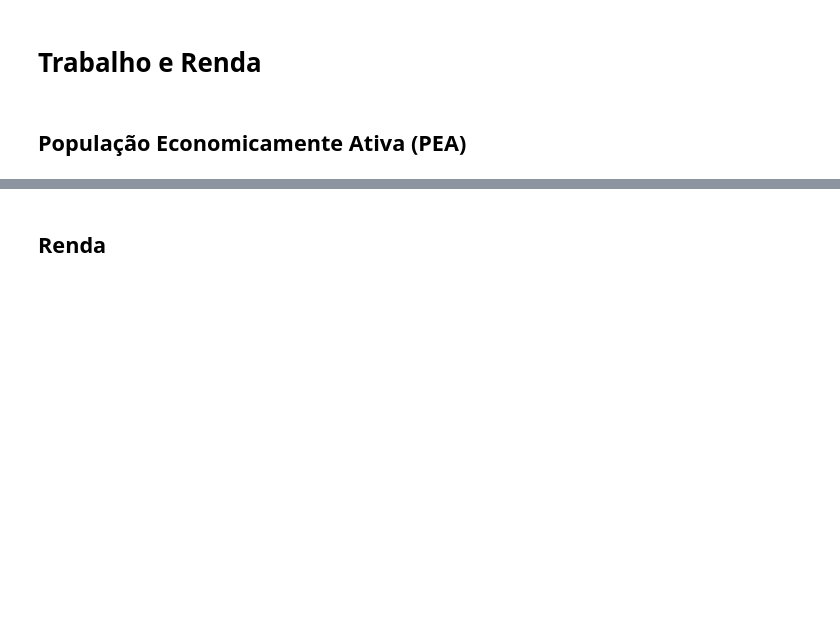
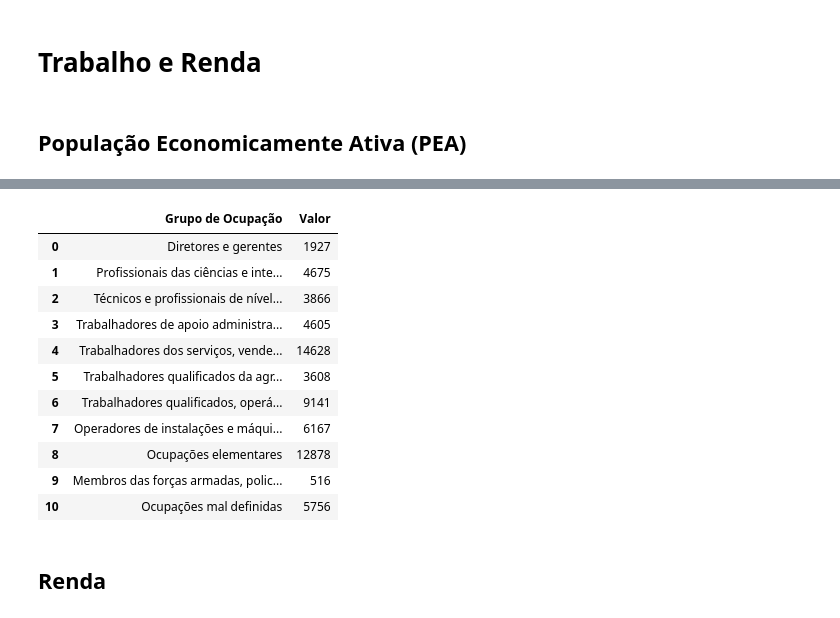
Before and after one commit to LuanLindolfo/tcc, a Jupyter notebook: tcc_censo_2022.ipynb, the cells around one changed output, grey strips where cells are left out. Cells and saved outputs as stored; diff of their text form; code cells hidden in the pictures; blank space fills up the shorter version.

```diff
--- a/tcc_censo_2022.ipynb
+++ b/tcc_censo_2022.ipynb
@@ -304,3 +541,51 @@ profissao
+# %%
+profissao = pd.read_excel('/content/drive/MyDrive/censo_castanhal/profissões.xlsx')
+
+import pandas as pd
+
+df = pd.read_excel('/content/drive/MyDrive/censo_castanhal/profissões.xlsx', header=None)
+
+try:
+    # Encontra a linha que contém 'Ano x Grandes grupos de ocupação no trabalho principal' na segunda coluna (índice 1)
+    header_row_key = 'Ano x Grandes grupos de ocupação no trabalho principal'
+    header_idx = df[df.iloc[:, 1].astype(str).str.contains(header_row_key, na=False)].index[0]
+
+    # Os cabeçalhos de coluna reais para as ocupações estão na linha 'header_idx + 2', começando da coluna 2 (índice 2)
+    col_names = df.iloc[header_idx + 2, 2:].tolist()
+    # Os valores estão na linha abaixo dos nomes das colunas, 'header_idx + 3', também começando da coluna 2 (índice 2)
+    values = df.iloc[header_idx + 3, 2:].tolist()
+
+    # Define to_val para inteiros
+    def to_val_int(v):
+        res = pd.to_numeric(v, errors='coerce')
+        return int(res) if not pd.isna(res) else 0
+
+    profissao_cleaned = pd.DataFrame({
+        'Grupo de Ocupação': col_names,
+        'Valor': [to_val_int(v) for v in values]
+    })
+    # Remove quaisquer linhas onde 'Grupo de Ocupação' possa ser NaN ou 'Total' e converte a coluna para string antes da comparação
+    profissao_cleaned = profissao_cleaned.dropna(subset=['Grupo de Ocupação'])
+    profissao_cleaned = profissao_cleaned[profissao_cleaned['Grupo de Ocupação'].astype(str) != 'Total']
+
+    display(profissao_cleaned)
+
+except Exception as e:
+    print(f'Erro ao localizar dados para profissoes: {e}')
+    display(df.head(10))
+# %% [output]
+|  | Grupo de Ocupação | Valor |
+| 0 | Diretores e gerentes | 1927 |
+| 1 | Profissionais das ciências e inte... | 4675 |
+| 2 | Técnicos e profissionais de nível... | 3866 |
+| 3 | Trabalhadores de apoio administra... | 4605 |
+| 4 | Trabalhadores dos serviços, vende... | 14628 |
+| 5 | Trabalhadores qualificados da agr... | 3608 |
+| 6 | Trabalhadores qualificados, operá... | 9141 |
+| 7 | Operadores de instalações e máqui... | 6167 |
+| 8 | Ocupações elementares | 12878 |
+| 9 | Membros das forças armadas, polic... | 516 |
+| 10 | Ocupações mal definidas | 5756 |
 # %% [markdown]
 ## Renda
 # %%
```
Also changed, not shown: parts of 43 cells of this notebook, 4 other files.
